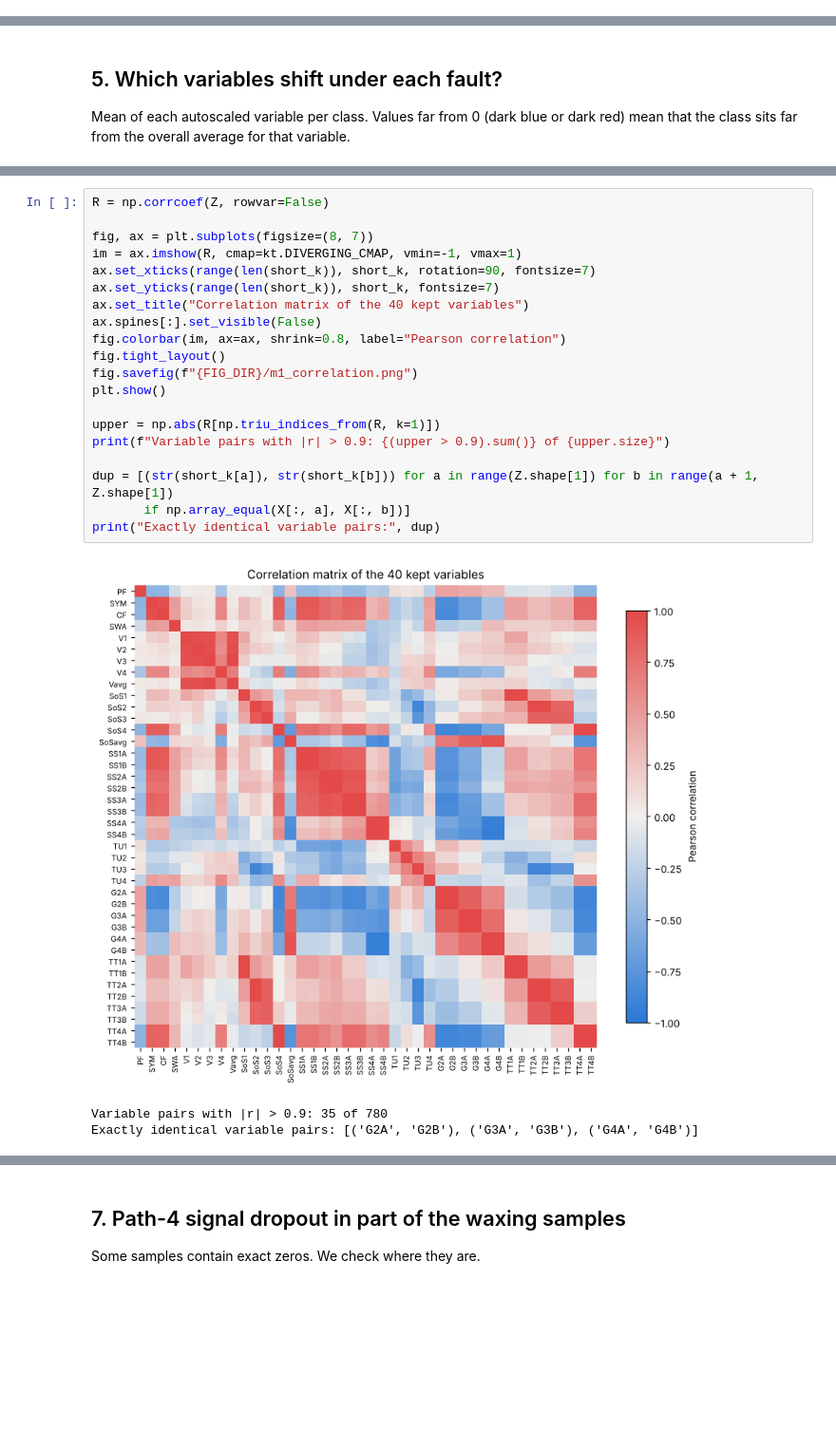
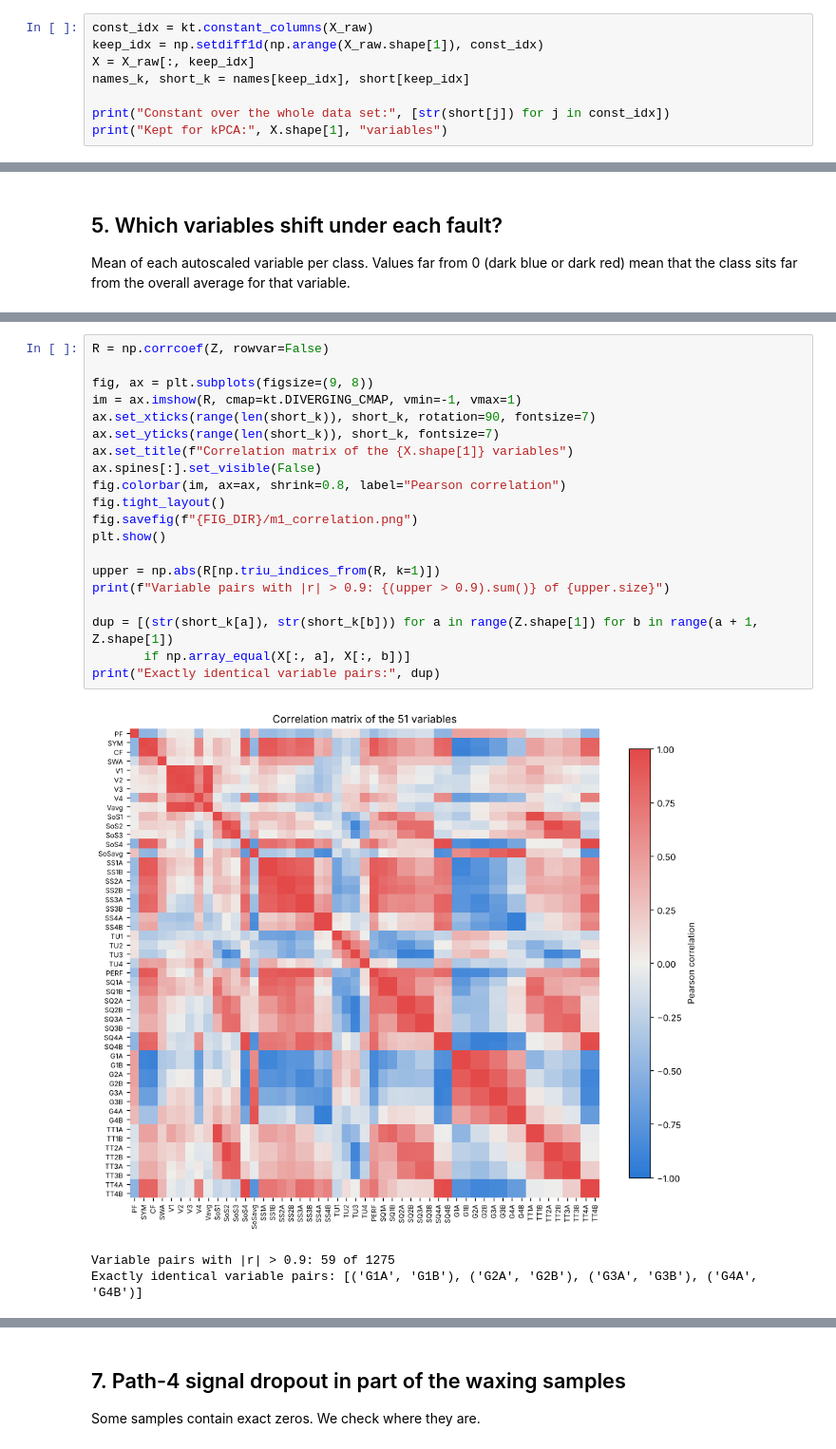
Before and after one commit to alisamiei2020/kPCA-flowmeter-diagnostics, a Jupyter notebook: main/01_data_exploration.ipynb, the cells around one changed output, grey strips where cells are left out. Shown at 95% size. Cells and saved outputs as stored; diff of their text form; blank space fills up the shorter version.

```diff
--- a/main/01_data_exploration.ipynb
+++ b/main/01_data_exploration.ipynb
@@ -81,0 +83,8 @@ separately later.
+# %%
+const_idx = kt.constant_columns(X_raw)
+keep_idx = np.setdiff1d(np.arange(X_raw.shape[1]), const_idx)
+X = X_raw[:, keep_idx]
+names_k, short_k = names[keep_idx], short[keep_idx]
+
+print("Constant over the whole data set:", [str(short[j]) for j in const_idx])
+print("Kept for kPCA:", X.shape[1], "variables")
@@ -205,25 +225,25 @@ information. This redundancy is what PCA-type methods exploit.
 # %%
 R = np.corrcoef(Z, rowvar=False)
 
-fig, ax = plt.subplots(figsize=(8, 7))
+fig, ax = plt.subplots(figsize=(9, 8))
 im = ax.imshow(R, cmap=kt.DIVERGING_CMAP, vmin=-1, vmax=1)
 ax.set_xticks(range(len(short_k)), short_k, rotation=90, fontsize=7)
 ax.set_yticks(range(len(short_k)), short_k, fontsize=7)
-ax.set_title("Correlation matrix of the 40 kept variables")
+ax.set_title(f"Correlation matrix of the {X.shape[1]} variables")
 ax.spines[:].set_visible(False)
 fig.colorbar(im, ax=ax, shrink=0.8, label="Pearson correlation")
 fig.tight_layout()
 fig.savefig(f"{FIG_DIR}/m1_correlation.png")
 plt.show()
 
 upper = np.abs(R[np.triu_indices_from(R, k=1)])
 print(f"Variable pairs with |r| > 0.9: {(upper > 0.9).sum()} of {upper.size}")
 
 dup = [(str(short_k[a]), str(short_k[b])) for a in range(Z.shape[1]) for b in range(a + 1, Z.shape[1])
        if np.array_equal(X[:, a], X[:, b])]
 print("Exactly identical variable pairs:", dup)
 # %% [output]
-[figure, old version]
+[figure, new version]
-Variable pairs with |r| > 0.9: 35 of 780
-Exactly identical variable pairs: [('G2A', 'G2B'), ('G3A', 'G3B'), ('G4A', 'G4B')]
+Variable pairs with |r| > 0.9: 59 of 1275
+Exactly identical variable pairs: [('G1A', 'G1B'), ('G2A', 'G2B'), ('G3A', 'G3B'), ('G4A', 'G4B')]
 # %% [markdown]
```
Also changed, not shown: parts of 16 cells of this notebook, 4 other files.
